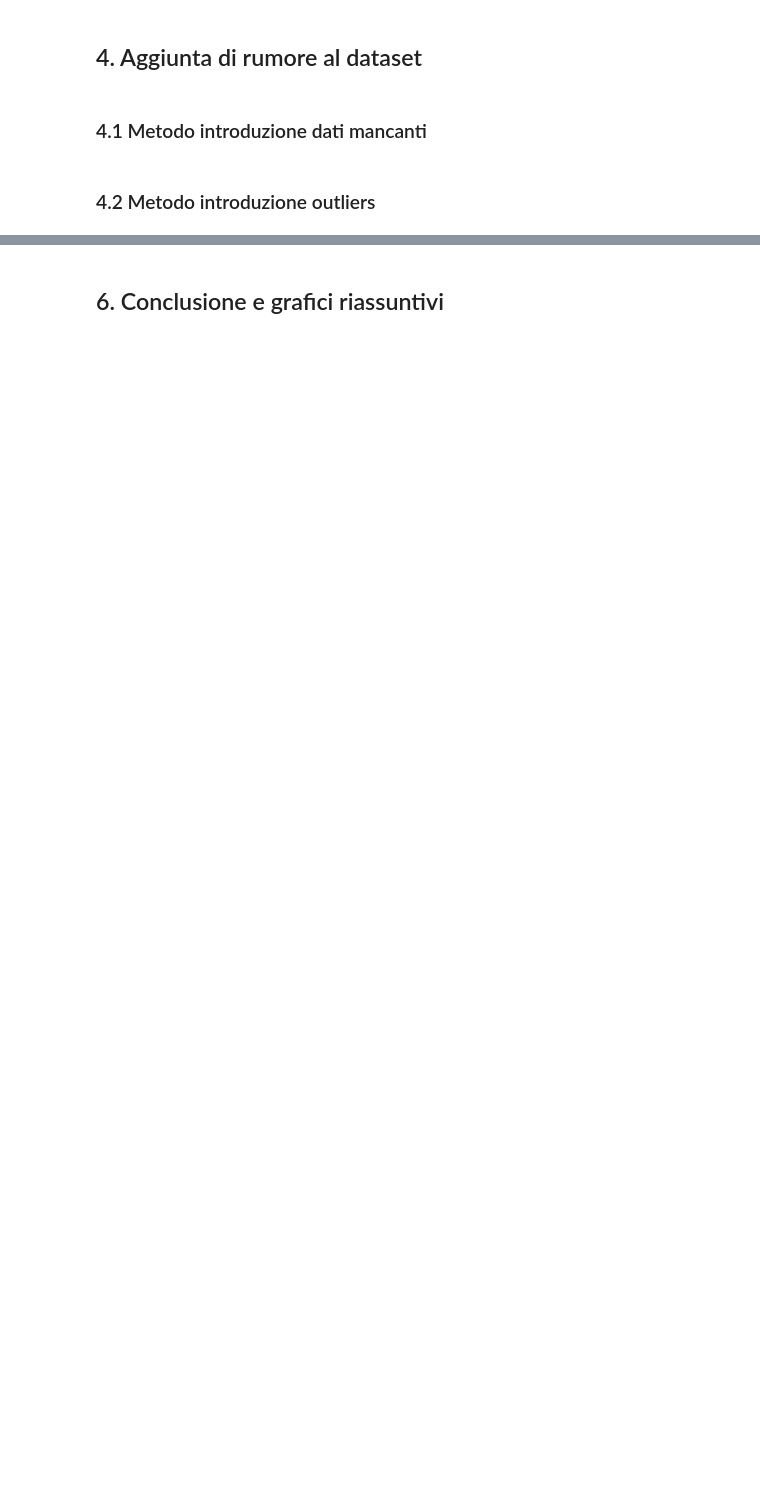
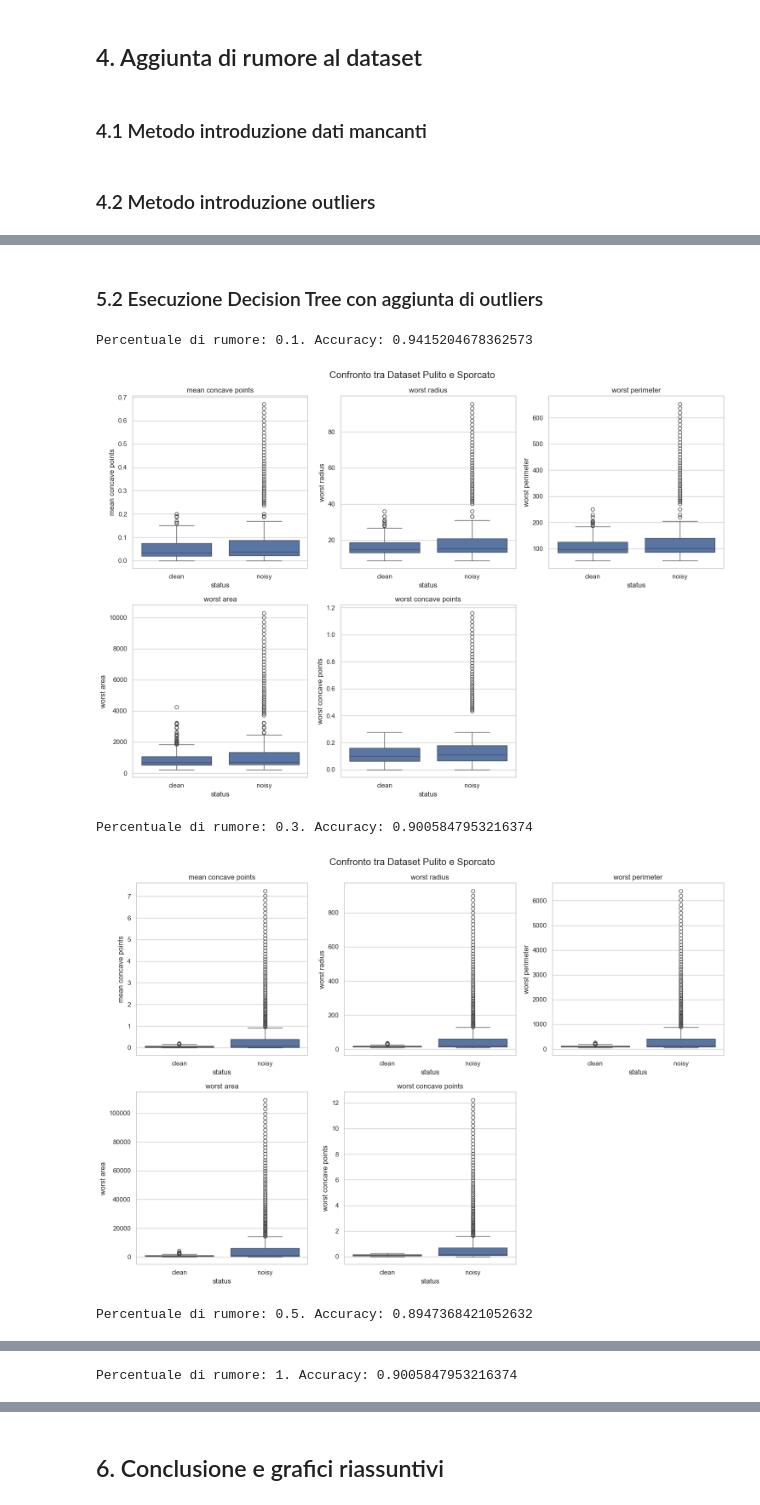
Before and after one commit to Code-Dani/Architetture-dati_Machine-learning-use-case, a Jupyter notebook: notebook.ipynb, the cells around one changed output, grey strips where cells are left out. Cells and saved outputs as stored; diff of their text form; code cells hidden in the pictures; blank space fills up the shorter version.

```diff
--- a/notebook.ipynb
+++ b/notebook.ipynb
@@ -447,3 +500,3 @@ def introduci_rumore(perc):
 Il rumore viene introdotto sul dataset X_test, che abbiamo creato in precedenza e solo sulle top 5 colonne più importanti che vengono calcolate ad inizio notebook nel paragrafo 2.4.
 # %%
-percentuali_rumore = [0.1,0.2,0.3,0.4,0.5,0.6,0.7,0.8,0.9,1]
+percentuali_rumore = [0.1,0.3,0.5,1]
@@ -482,0 +542,45 @@ SVC does not accept missing values encoded as NaN natively. For supervised learn
+# %% [markdown]
+### 5.2 Esecuzione Decision Tree con aggiunta di outliers
+# %%
+metricsOuliers = {'percentuale': [], 'accuracy': [], 'f1_score': [], 'precision': [], 'recall': []}
+datasetSporcatoOutliers = {'percentuale': [], 'dataset': []}
+
+
+for percentuale in percentuali_rumore:
+    dataset_test_sporcato = X_train.copy()
+
+    datasetSporcatoOutliers['dataset'].append(dataset_test_sporcato)
+    datasetSporcatoOutliers['percentuale'].append(percentuale*100)
+
+    dataset_sporcato = introduce_outliers(dataset_test_sporcato, topFeaturesByImportance, percentuale)  # Funzione che introduce rumore nel dataset
+
+    # Creiamo e addestriamo il modello di Decision Tree con il dataset sporco
+    clf = DecisionTreeClassifier(random_state=42)
+    clf.fit(dataset_sporcato, y_train)
+
+    # Effettua le previsioni sui dati di test
+    y_pred = clf.predict(X_test)
+
+    # Calcola le metriche di performance
+    accuracy = accuracy_score(y_test, y_pred)
+    f1 = f1_score(y_test, y_pred, average='weighted')
+    precision = precision_score(y_test, y_pred, average='weighted')
+    recall = recall_score(y_test, y_pred, average='weighted')
+
+    # Salva le metriche
+    metricsOuliers['percentuale'].append(percentuale)
+    metricsOuliers['accuracy'].append(accuracy)
+    metricsOuliers['f1_score'].append(f1)
+    metricsOuliers['precision'].append(precision)
+    metricsOuliers['recall'].append(recall)
+
+    print(f'Percentuale di rumore: {percentuale}. Accuracy: {accuracy}')
+
+    # Chiamata alla funzione di plot per confrontare le distribuzioni delle feature
+    plot_feature_distribution_comparison(X_train, dataset_sporcato, X.columns, topFeaturesByImportance)
+# %% [output]
+Percentuale di rumore: 0.1. Accuracy: 0.9415204678362573
+[figure, added]
+Percentuale di rumore: 0.3. Accuracy: 0.9005847953216374
+[figure, added]
+Percentuale di rumore: 0.5. Accuracy: 0.8947368421052632
@@ -482,0 +588 @@ SVC does not accept missing values encoded as NaN natively. For supervised learn
+Percentuale di rumore: 1. Accuracy: 0.9005847953216374
```
Also changed, not shown: parts of 45 cells of this notebook.
